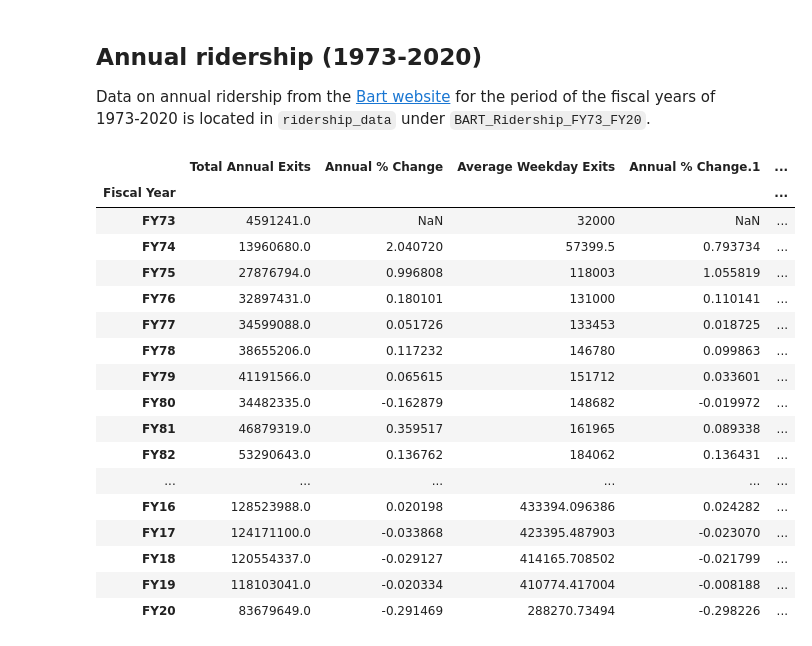
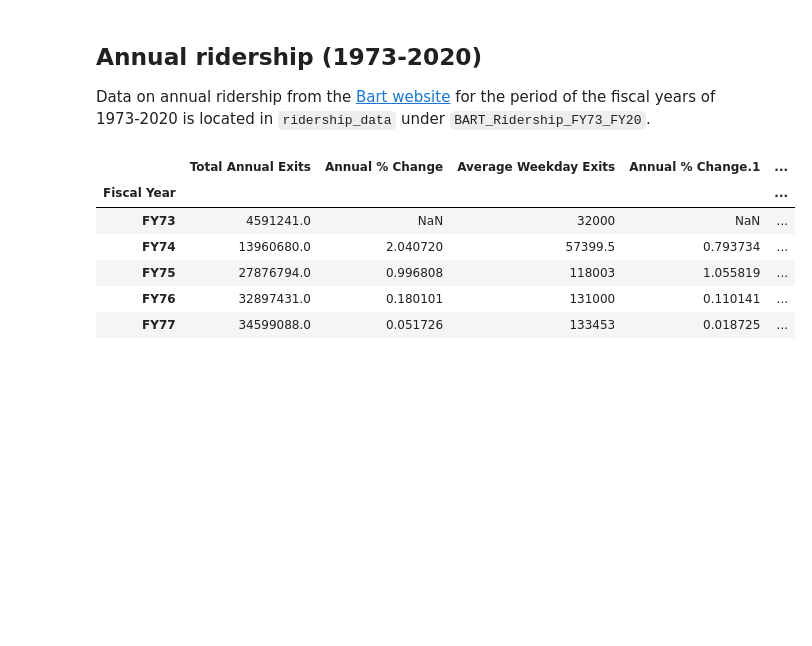
Before and after one commit to angela-bi/public_transportation_dailycal, a Jupyter notebook: ridership_eda.ipynb, the cells around one changed output. Drawn from its saved outputs; the diff is of its cells as text; code cells hidden in the pictures; blank space fills up the shorter version.

```diff
--- a/ridership_eda.ipynb
+++ b/ridership_eda.ipynb
@@ -60,26 +58,15 @@ Data on annual ridership from the [Bart website](https://www.bart.gov/about/repo
 # %%
 ann_rider = pd.read_excel('data/ridership_data/BART_Ridership_FY73_FY20.xlsx', header=2, index_col='Fiscal Year')
 ann_rider=ann_rider.tail(-1) # removing first row
 ann_rider.drop(ann_rider.tail(2).index,inplace=True)
-ann_rider
+ann_rider.head()
 # %% [output]
 |  | Total Annual Exits | Annual % Change | Average Weekday Exits | Annual % Change.1 | ... |
 | Fiscal Year |  |  |  |  | ... |
 | FY73 | 4591241.0 | NaN | 32000 | NaN | ... |
 | FY74 | 13960680.0 | 2.040720 | 57399.5 | 0.793734 | ... |
 | FY75 | 27876794.0 | 0.996808 | 118003 | 1.055819 | ... |
 | FY76 | 32897431.0 | 0.180101 | 131000 | 0.110141 | ... |
 | FY77 | 34599088.0 | 0.051726 | 133453 | 0.018725 | ... |
-| FY78 | 38655206.0 | 0.117232 | 146780 | 0.099863 | ... |
-| FY79 | 41191566.0 | 0.065615 | 151712 | 0.033601 | ... |
-| FY80 | 34482335.0 | -0.162879 | 148682 | -0.019972 | ... |
-| FY81 | 46879319.0 | 0.359517 | 161965 | 0.089338 | ... |
-| FY82 | 53290643.0 | 0.136762 | 184062 | 0.136431 | ... |
-| ... | ... | ... | ... | ... | ... |
-| FY16 | 128523988.0 | 0.020198 | 433394.096386 | 0.024282 | ... |
-| FY17 | 124171100.0 | -0.033868 | 423395.487903 | -0.023070 | ... |
-| FY18 | 120554337.0 | -0.029127 | 414165.708502 | -0.021799 | ... |
-| FY19 | 118103041.0 | -0.020334 | 410774.417004 | -0.008188 | ... |
-| FY20 | 83679649.0 | -0.291469 | 288270.73494 | -0.298226 | ... |
 # %%
 sns.barplot(data=ann_rider, x=ann_rider.index, y=ann_rider['Total Annual Exits'])
```
Also changed, not shown: parts of 14 cells of this notebook, 34 other files.
